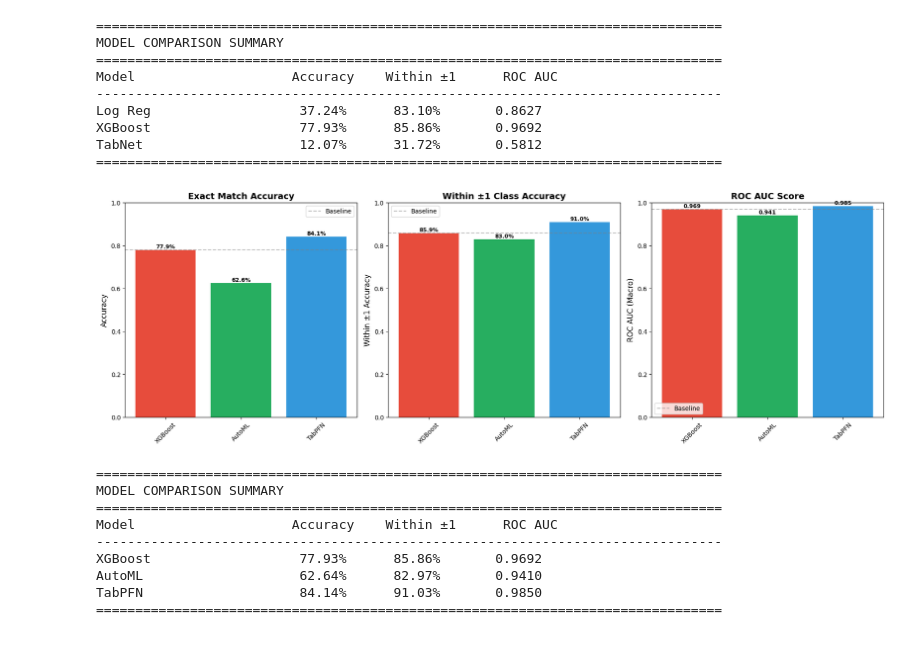
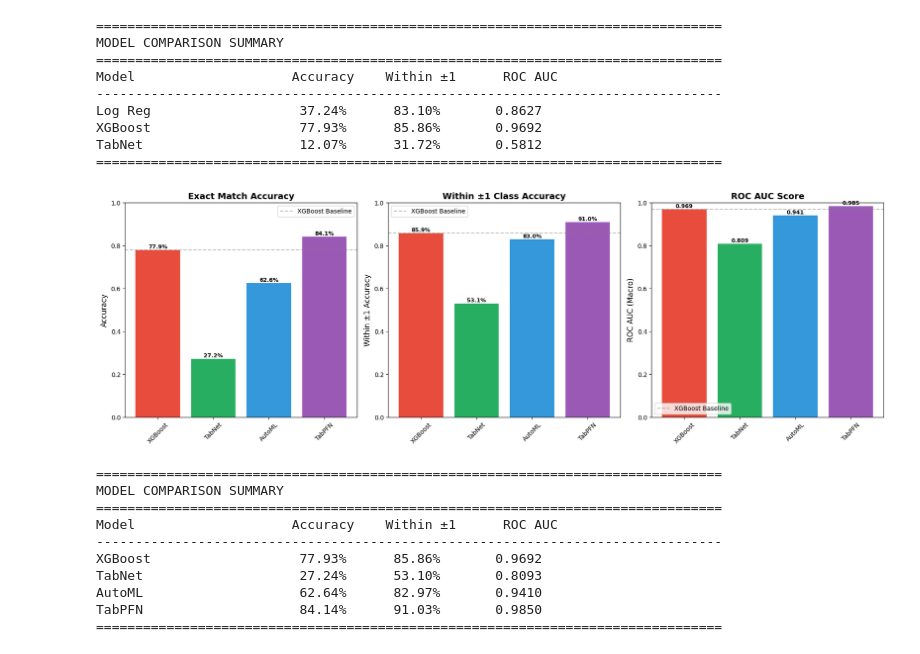
Before and after one commit to hannahchoi05/predicting-corporate-credit-ratings-using-ml-models, a Jupyter notebook: Modeling.ipynb, the cells around one changed output. Saved outputs shown, nothing was run; the diff lists cells and outputs as text; code cells hidden in the pictures.

```diff
--- a/Modeling.ipynb
+++ b/Modeling.ipynb
@@ -608,12 +608,12 @@ TabNet                    12.07%      31.72%       0.5812
 # Visual comparison of all models including ROC AUC
 fig, axes = plt.subplots(1, 3, figsize=(18, 6))
 
-models = ['XGBoost', 'AutoML', 'TabPFN']
-accuracies = [xgb_metrics['exact_accuracy'], 0.6264, 0.84137]
-within_1 = [xgb_metrics['within_1'], 0.8297, 0.9103]
-roc_aucs = [xgb_metrics['roc_auc'], 0.941, 0.985]  # AutoML ROC AUC from Vertex AI (AU-ROC)
+models = ['XGBoost', 'TabNet', 'AutoML', 'TabPFN']
+accuracies = [0.7793, 0.2724, 0.6264, 0.84137]
+within_1 = [0.8586, 0.5310, 0.8297, 0.9103]
+roc_aucs = [0.9692, 0.8093, 0.941, 0.985]  # AutoML ROC AUC from Vertex AI (AU-ROC)
 
-colors = ['#e74c3c', '#27ae60', '#3498db']
+colors = ['#e74c3c', '#27ae60', '#3498db', '#9b59b6']
 
 # Accuracy comparison
 ax1 = axes[0]
@@ -621,7 +621,7 @@ bars1 = ax1.bar(models, accuracies, color=colors)
 ax1.set_ylabel('Accuracy', fontsize=12)
 ax1.set_title('Exact Match Accuracy', fontsize=14, fontweight='bold')
 ax1.set_ylim(0, 1.0)
-ax1.axhline(y=xgb_metrics['exact_accuracy'], color='gray', linestyle='--', alpha=0.5, label='Baseline')
+ax1.axhline(y=0.7793, color='gray', linestyle='--', alpha=0.5, label='XGBoost Baseline')
 for i, bar in enumerate(bars1):
     height = bar.get_height()
     ax1.text(bar.get_x() + bar.get_width()/2., height,
@@ -635,7 +635,7 @@ bars2 = ax2.bar(models, within_1, color=colors)
 ax2.set_ylabel('Within ±1 Accuracy', fontsize=12)
 ax2.set_title('Within ±1 Class Accuracy', fontsize=14, fontweight='bold')
 ax2.set_ylim(0, 1.0)
-ax2.axhline(y=xgb_metrics['within_1'], color='gray', linestyle='--', alpha=0.5, label='Baseline')
+ax2.axhline(y=0.8586, color='gray', linestyle='--', alpha=0.5, label='XGBoost Baseline')
 for i, bar in enumerate(bars2):
     height = bar.get_height()
     ax2.text(bar.get_x() + bar.get_width()/2., height,
@@ -645,42 +645,42 @@ ax2.tick_params(axis='x', rotation=45)
 
 # ROC AUC comparison
 ax3 = axes[2]
 roc_aucs_plot = [r if r is not None else 0 for r in roc_aucs]
 bars3 = ax3.bar(models, roc_aucs_plot, color=colors)
 ax3.set_ylabel('ROC AUC (Macro)', fontsize=12)
 ax3.set_title('ROC AUC Score', fontsize=14, fontweight='bold')
 ax3.set_ylim(0, 1.0)
-if xgb_metrics['roc_auc'] is not None:
-    ax3.axhline(y=xgb_metrics['roc_auc'], color='gray', linestyle='--', alpha=0.5, label='Baseline')
+ax3.axhline(y=0.9692, color='gray', linestyle='--', alpha=0.5, label='XGBoost Baseline')
 for i, bar in enumerate(bars3):
     height = bar.get_height()
     if roc_aucs[i] is not None:
         ax3.text(bar.get_x() + bar.get_width()/2., height,
                  f'{roc_aucs[i]:.3f}', ha='center', va='bottom', fontsize=9, fontweight='bold')
 ax3.legend()
 ax3.tick_params(axis='x', rotation=45)
 
 plt.tight_layout()
 plt.show()
 
 # Print summary table
 print("\n" + "="*80)
 print("MODEL COMPARISON SUMMARY")
 print("="*80)
 print(f"{'Model':<20} {'Accuracy':>12} {'Within ±1':>12} {'ROC AUC':>12}")
 print("-"*80)
 for i, model in enumerate(models):
     roc_str = f"{roc_aucs[i]:.4f}" if roc_aucs[i] is not None else "N/A"
     print(f"{model.replace(chr(10), ' '):<20} {accuracies[i]:>11.2%} {within_1[i]:>11.2%} {roc_str:>12}")
 print("="*80)
 # %% [output]
-[figure, old version]
+[figure, new version]
 ================================================================================
 MODEL COMPARISON SUMMARY
 ================================================================================
 Model                    Accuracy    Within ±1      ROC AUC
 --------------------------------------------------------------------------------
 XGBoost                   77.93%      85.86%       0.9692
+TabNet                    27.24%      53.10%       0.8093
 AutoML                    62.64%      82.97%       0.9410
 TabPFN                    84.14%      91.03%       0.9850
 ================================================================================
```
Also changed, not shown: 10 other files.
